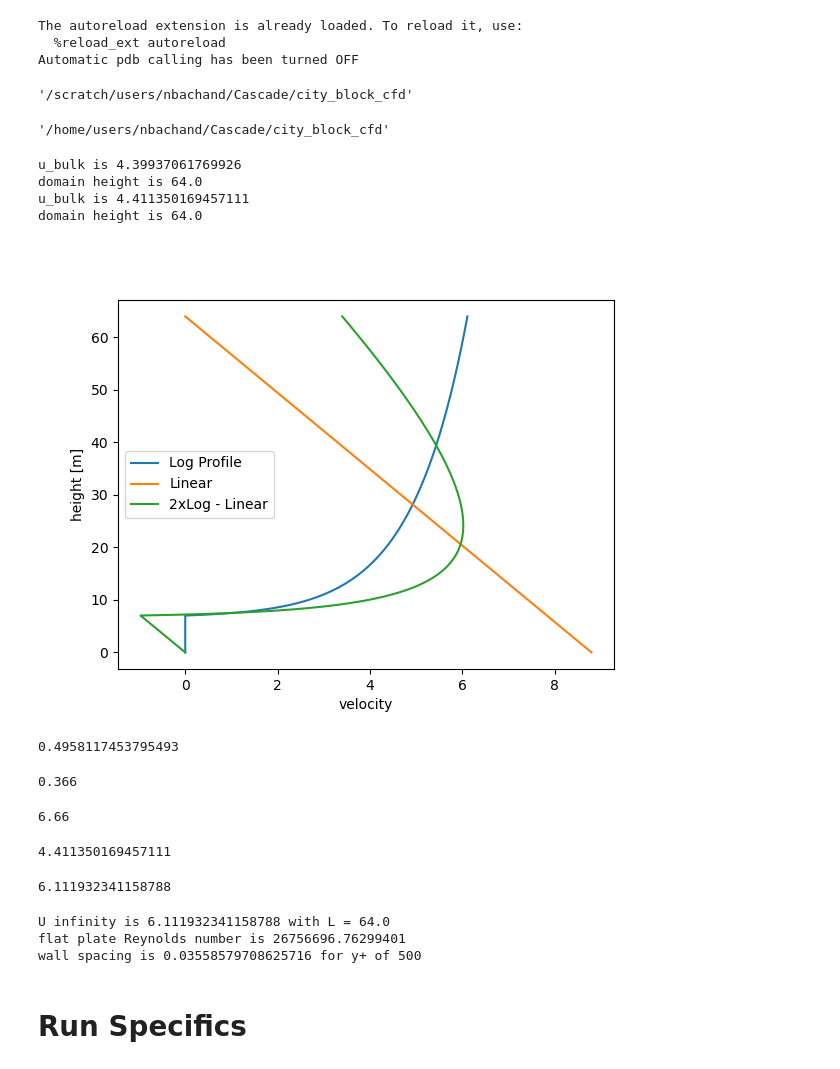
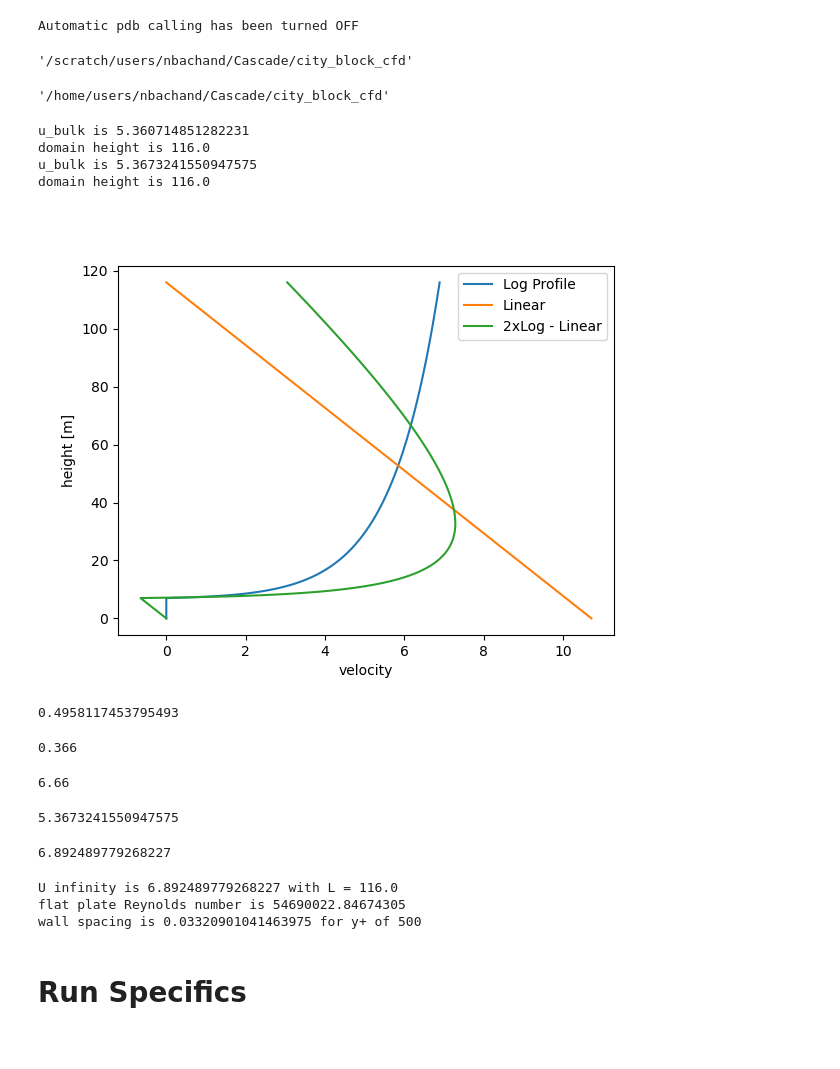
Before and after one commit to nbachand/city_block_cfd, a Jupyter notebook: config2_post.ipynb, the cells around one changed output. Cells and saved outputs as stored; diff of their text form; code cells hidden in the pictures.

```diff
--- a/config2_post.ipynb
+++ b/config2_post.ipynb
@@ -17,7 +17,7 @@ import os
 from IPython.core.debugger import set_trace
 import pandas as pd
 
-category =  "config2"
+category =  "config3"
 
 ############ Universal ################
 scratch_home = os.getenv('SCRATCH') #need to set SCRATCH (even if there is no real SCRATCH) to the location where results are written
@@ -28,8 +28,6 @@ home_dir = home_dir[0]
 display(scratch_dir)
 display(home_dir)
 # %% [output]
-The autoreload extension is already loaded. To reload it, use:
-  %reload_ext autoreload
 Automatic pdb calling has been turned OFF
 '/scratch/users/nbachand/Cascade/city_block_cfd'
 '/home/users/nbachand/Cascade/city_block_cfd'
@@ -37,39 +35,41 @@ Automatic pdb calling has been turned OFF
 vK_const = .41
 hm = 6
 rho = 1.225
 mu = 1.7894e-5
 # Re_tau = 43300
-Lz =  24*hm*4/3/3
+# Lz =  24*hm*4/3/3
+Lx = 348
+Lz = Lx / 3
 z_ref = 10 # really y_refj
 U_ref = 4
 
 z_0 = 0.061*hm #used for convention, but really y_0
 disp = 1.11*hm
 shear_vel = vK_const*U_ref/np.log(z_ref/z_0)
 
 plt.figure()
 LES_params = {
     'uStar': shear_vel,
     'z0': z_0,
     'disp': disp,
     'Dt': .01,
     'z_values' : np.linspace(0,Lz,10000)
 }
 physics_setup = physics.LES_Physics(LES_params)
 physics_setup.plot_log_wind()
 
 physics_setup.plot_spinup_velocity()
 physics_setup.plot_spinup_velocity2()
 
 plt.legend()
 
 plt.show()
 # %% [output]
-u_bulk is 4.39937061769926
-domain height is 64.0
-u_bulk is 4.411350169457111
-domain height is 64.0
+u_bulk is 5.360714851282231
+domain height is 116.0
+u_bulk is 5.3673241550947575
+domain height is 116.0
-[figure, old version]
+[figure, new version]
 # %%
 display(
     physics_setup.LES_params['uStar'],
@@ -82,8 +82,8 @@ display(
 0.4958117453795493
 0.366
 6.66
-4.411350169457111
+5.3673241550947575
-6.111932341158788
+6.892489779268227
 # %%
 physics_setup.calc_flatplate_quantities(
     rho = 1.224,
@@ -91,9 +91,9 @@ physics_setup.calc_flatplate_quantities(
     yPlus = 500
     )
 # %% [output]
-U infinity is 6.111932341158788 with L = 64.0
-flat plate Reynolds number is 26756696.76299401
-wall spacing is 0.03558579708625716 for y+ of 500
+U infinity is 6.892489779268227 with L = 116.0
+flat plate Reynolds number is 54690022.84674305
+wall spacing is 0.03320901041463975 for y+ of 500
 # %%
 window_dim = hm/2/4
 
```
Also changed, not shown: parts of 7 cells of this notebook, 2 other files.
